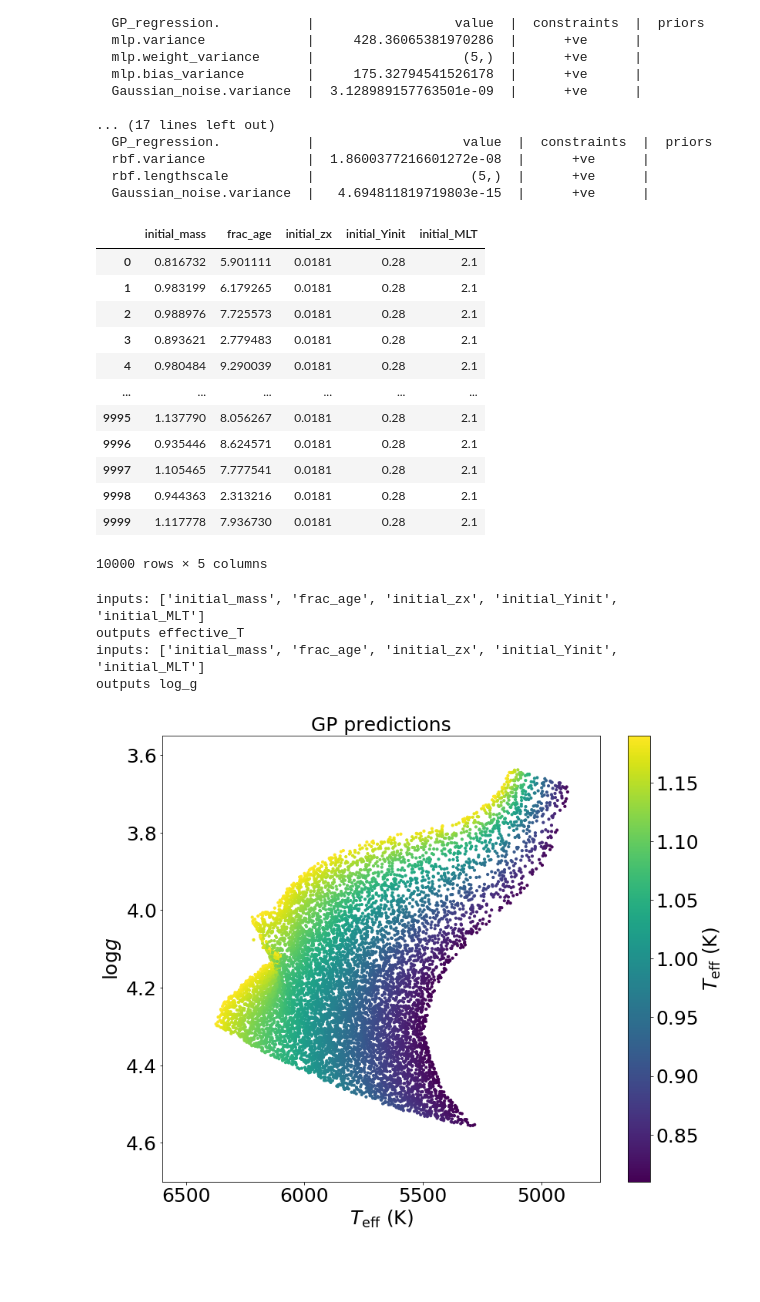
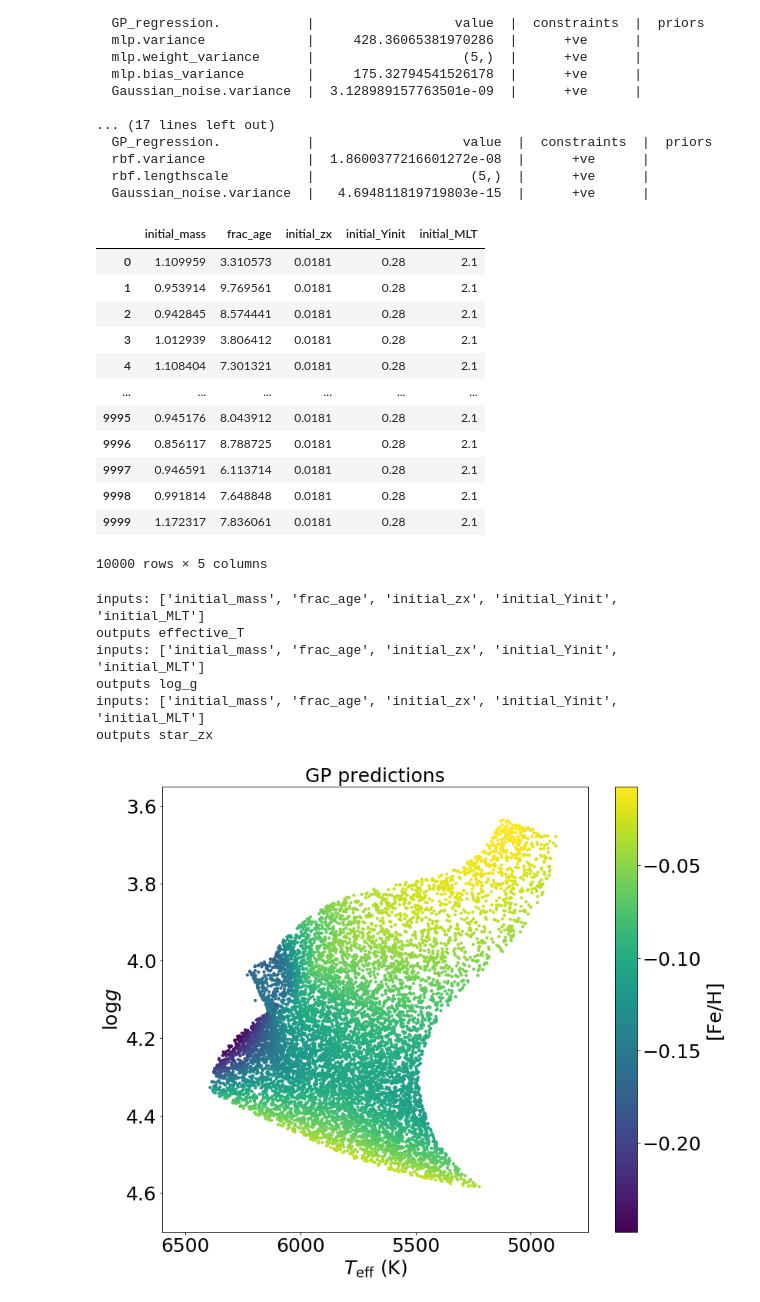
Before and after one commit to litanda/GPGrid_paper, a Jupyter notebook: GPR_model/Gpy_load_5d_models.ipynb, the cells around one changed output. Cells and saved outputs as stored; diff of their text form; code cells hidden in the pictures; blank space fills up the shorter version.

```diff
--- a/GPR_model/Gpy_load_5d_models.ipynb
+++ b/GPR_model/Gpy_load_5d_models.ipynb
@@ -546,7 +552,10 @@ Parameters:
   Gaussian_noise.variance  |  107.65443701043418  |      +ve      |
 # %%
 ycolumns = outputs[1]
-gpms_logg = import_gpms(datadr, xcolumns, ycolumns, ['M0_','M1_','M2_'], knames = ['MLP', 'Mat32', 'EXP'])
+gpms_logg,sys_logg = import_gpms(datadr, xcolumns, ycolumns, ['M0_','M1_','M2_'],
+                                 knames = ['MLP', 'Mat32', 'EXP'],
+                                 sysfile = 'M2_EXP_offsets_.csv'
+                                )
 # %% [output]
 Name : GP regression
 Objective : -39413.92947736647
@@ -567,7 +576,10 @@ Parameters:
   Gaussian_noise.variance  |  4.179738363563105e-11  |      +ve      |
 # %%
 ycolumns = outputs[4]
-gpms_zx = import_gpms(datadr, xcolumns, ycolumns, ['M0_','M1_','M2_'], knames = ['MLP', 'Mat32', 'RBF'])
+gpms_zx,sys_zx = import_gpms(datadr, xcolumns, ycolumns, ['M0_','M1_','M2_'],
+                             knames = ['MLP', 'Mat32', 'RBF'],
+                             sysfile = 'M2_RBF_offsets_.csv'
+                            )
 # %% [output]
 Name : GP regression
 Objective : -72022.4893602153
@@ -589,7 +601,7 @@ Parameters:
 # %%
 n = 10000
 mass = np.random.uniform(low=0.81, high=1.19, size=(n,1))
-fage = np.random.uniform(low=2.0, high=9.9, size=(n,1))
+fage = np.random.uniform(low=1.5, high=9.9, size=(n,1))
 fehinit = np.random.uniform(low=0.0, high=0.0, size=(n,1))
 zxinit = 10**fehinit*0.0181
 yinit = np.random.uniform(low=0.28, high=0.28, size=(n,1))
@@ -599,17 +611,17 @@ sdf = pd.DataFrame(data = data, columns = xcolumns)
 sdf
 # %% [output]
 |  | initial_mass | frac_age | initial_zx | initial_Yinit | initial_MLT |
-| 0 | 0.816732 | 5.901111 | 0.0181 | 0.28 | 2.1 |
-| 1 | 0.983199 | 6.179265 | 0.0181 | 0.28 | 2.1 |
-| 2 | 0.988976 | 7.725573 | 0.0181 | 0.28 | 2.1 |
-| 3 | 0.893621 | 2.779483 | 0.0181 | 0.28 | 2.1 |
-| 4 | 0.980484 | 9.290039 | 0.0181 | 0.28 | 2.1 |
+| 0 | 1.109959 | 3.310573 | 0.0181 | 0.28 | 2.1 |
+| 1 | 0.953914 | 9.769561 | 0.0181 | 0.28 | 2.1 |
+| 2 | 0.942845 | 8.574441 | 0.0181 | 0.28 | 2.1 |
+| 3 | 1.012939 | 3.806412 | 0.0181 | 0.28 | 2.1 |
+| 4 | 1.108404 | 7.301321 | 0.0181 | 0.28 | 2.1 |
 | ... | ... | ... | ... | ... | ... |
-| 9995 | 1.137790 | 8.056267 | 0.0181 | 0.28 | 2.1 |
-| 9996 | 0.935446 | 8.624571 | 0.0181 | 0.28 | 2.1 |
-| 9997 | 1.105465 | 7.777541 | 0.0181 | 0.28 | 2.1 |
-| 9998 | 0.944363 | 2.313216 | 0.0181 | 0.28 | 2.1 |
-| 9999 | 1.117778 | 7.936730 | 0.0181 | 0.28 | 2.1 |
+| 9995 | 0.945176 | 8.043912 | 0.0181 | 0.28 | 2.1 |
+| 9996 | 0.856117 | 8.788725 | 0.0181 | 0.28 | 2.1 |
+| 9997 | 0.946591 | 6.113714 | 0.0181 | 0.28 | 2.1 |
+| 9998 | 0.991814 | 7.648848 | 0.0181 | 0.28 | 2.1 |
+| 9999 | 1.172317 | 7.836061 | 0.0181 | 0.28 | 2.1 |
 10000 rows × 5 columns
 # %%
 def make_predictions(sdf, gpms, nmodels,  xcolumns, ycolumns):
@@ -627,23 +639,26 @@ def make_predictions(sdf, gpms, nmodels,  xcolumns, ycolumns):
 # %%
 gpp_teff = make_predictions(sdf, gpms_teff, 3, xcolumns, 'effective_T')
 gpp_logg = make_predictions(sdf, gpms_logg, 3, xcolumns, 'log_g')
+gpp_zx = make_predictions(sdf, gpms_zx, 3, xcolumns, 'star_zx')
 # %% [output]
 inputs: ['initial_mass', 'frac_age', 'initial_zx', 'initial_Yinit', 'initial_MLT']
 outputs effective_T
 inputs: ['initial_mass', 'frac_age', 'initial_zx', 'initial_Yinit', 'initial_MLT']
 outputs log_g
+inputs: ['initial_mass', 'frac_age', 'initial_zx', 'initial_Yinit', 'initial_MLT']
+outputs star_zx
 # %%
 fig, ax = plt.subplots()
-cp = ax.scatter(gpp_teff['effective_T'],gpp_logg['log_g'], c = sdf['initial_mass'],s =10)
+cp = ax.scatter(gpp_teff['effective_T'],gpp_logg['log_g'], c = np.log10(gpp_zx['star_zx']/0.0181),s =10)
 ax.set_xlabel(r'$T_{\rm eff}$ (K)')
 ax.set_ylabel(r'$\log g$')
 ax.set_xlim([6600,4750])
 ax.set_ylim([4.7,3.55])
 ax.set_title('GP predictions')
 #ax.legend(fontsize = 20)
 cc = plt.colorbar(cp)
-cc.set_label(r'$T_{\rm eff}$ (K)')
+cc.set_label(r'[Fe/H]')
 fig.tight_layout()
 #fig.savefig(gmk._savepath +'off_validation_hr.pdf')
 # %% [output]
-[figure, old version]
+[figure, new version]
```
Also changed, not shown: parts of 4 cells of this notebook, 9 other files.
